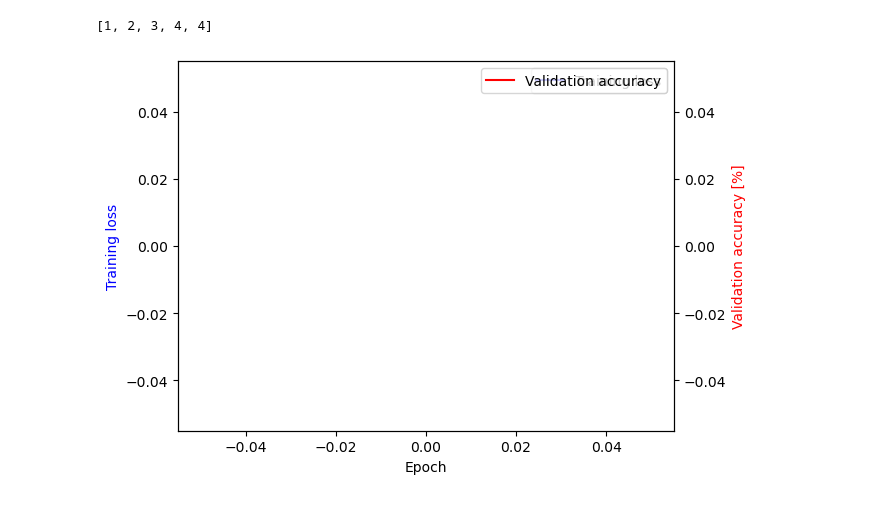
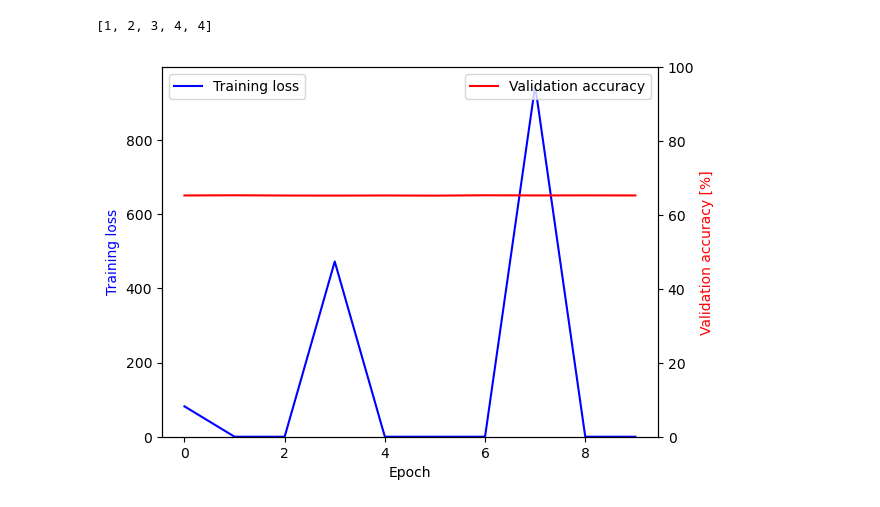
Before and after one commit to strojanski/diploma, a Jupyter notebook: rework/triplet/triplet_loss.ipynb, the cells around one changed output. Cells and saved outputs as stored; diff of their text form; code cells hidden in the pictures.

```diff
--- a/rework/triplet/triplet_loss.ipynb
+++ b/rework/triplet/triplet_loss.ipynb
@@ -235,27 +243,30 @@ b
 # %%
 import matplotlib.pyplot as plt
 
-epoch_cutoff = 15
+epoch_cutoff = 10
 
 # Create a figure and primary y-axis
 fig, ax1 = plt.subplots()
 
 # Plot data on the primary y-axis
 ax1.plot(loss_history[:epoch_cutoff], color='blue', label='Training loss')
 ax1.set_ylabel('Training loss', color='blue')
+ax1.set_ylim(0, max(loss_history) + 50)
 
 # Create a secondary y-axis
 ax2 = ax1.twinx()
+ax2.set_ylim(0, 100)
 
 # Plot data on the secondary y-axis
 ax2.plot(accuracy_history[:epoch_cutoff], color='red', label='Validation accuracy')
 ax2.set_ylabel('Validation accuracy [%]', color='red')
 
 # Add legend
 ax1.legend(loc='best')
 ax2.legend(loc='best')
 ax1.set_xlabel("Epoch")
+ax1.set_xticks([2 * i for i in range(epoch_cutoff // 2)])
 # Show plot
 plt.show()
 # %% [output]
-[figure, old version]
+[figure, new version]
```
Also changed, not shown: parts of 8 cells of this notebook, 8 other files.
